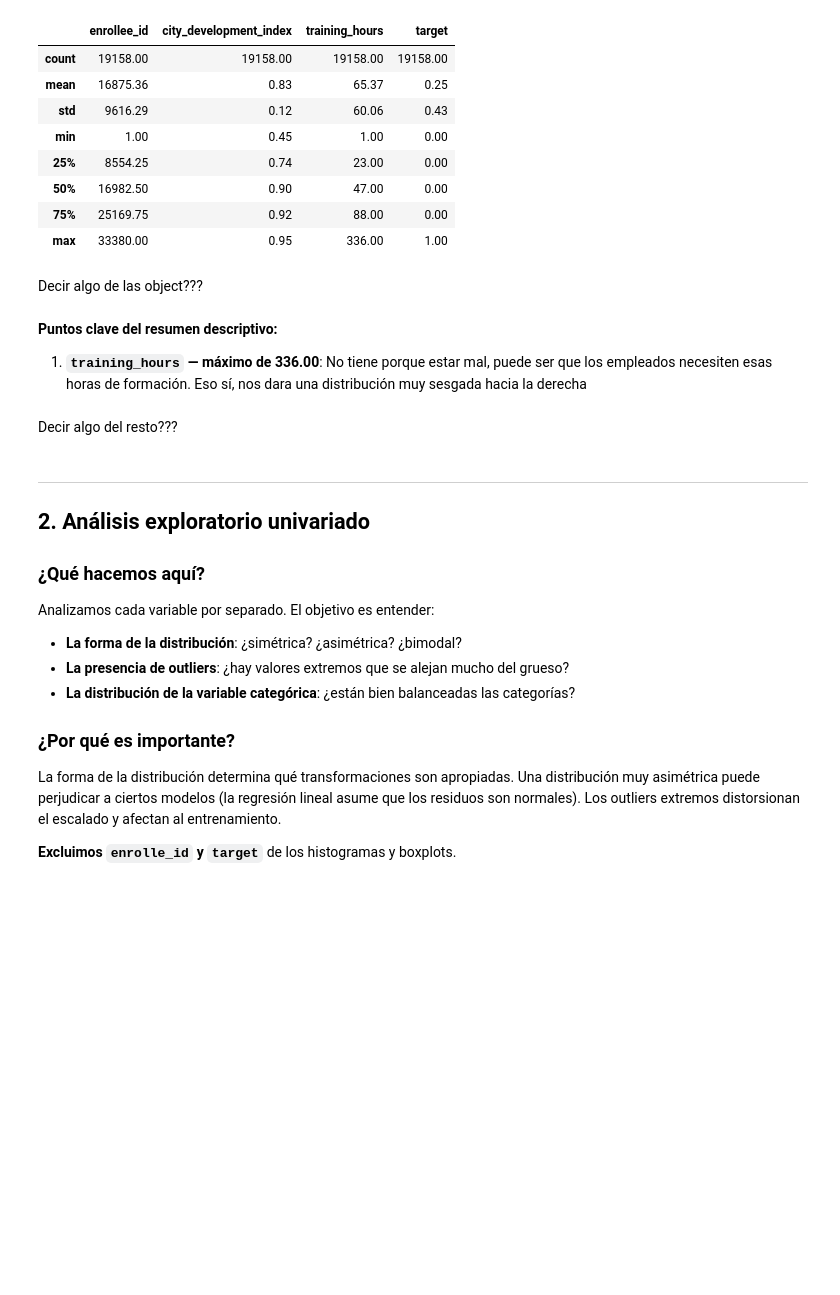
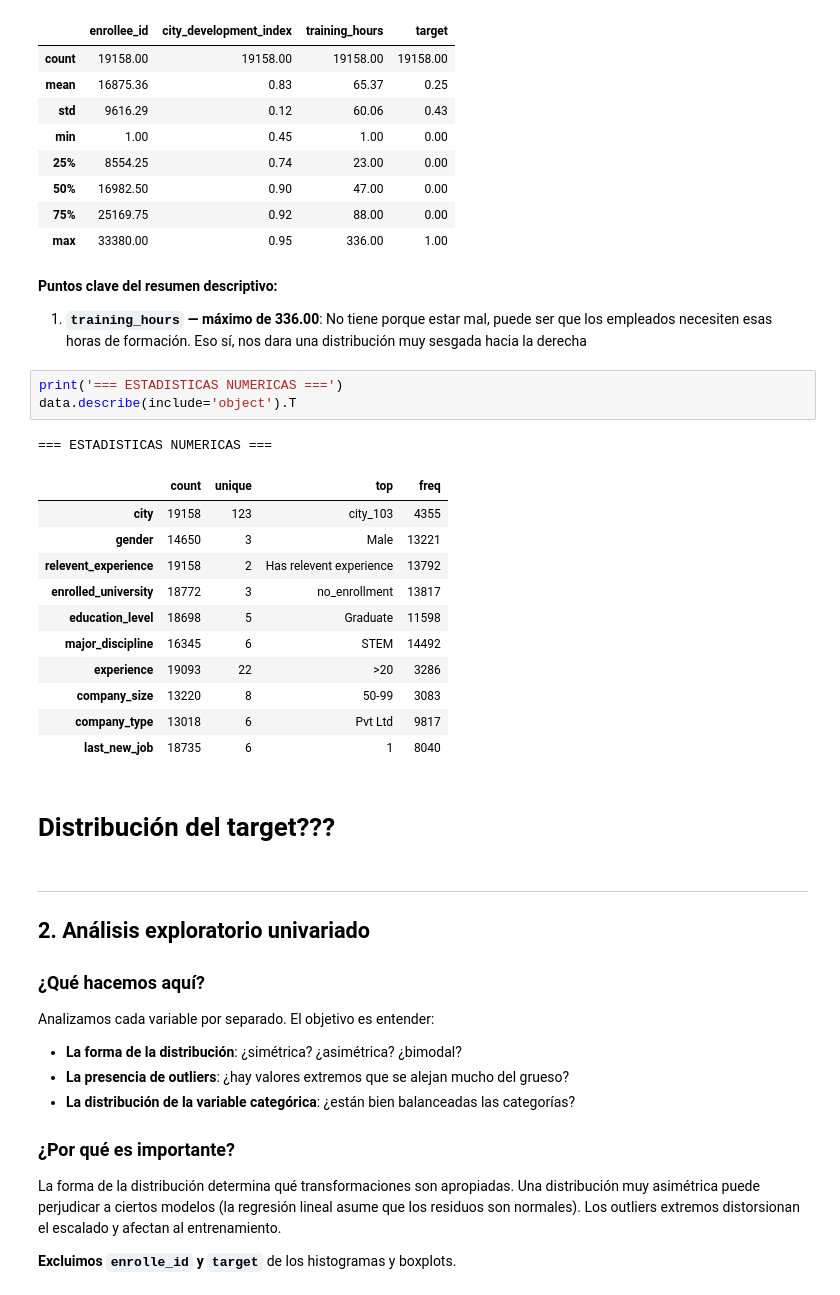
Before and after one commit to alejobgr99/lab-data-science-uniovi, a Jupyter notebook: actividad_final_micro.ipynb, the cells around one changed output. Cells and saved outputs as stored; diff of their text form; blank space fills up the shorter version.

```diff
--- a/actividad_final_micro.ipynb
+++ b/actividad_final_micro.ipynb
@@ -140,14 +144,28 @@ data.describe().round(2)
 | 50% | 16982.50 | 0.90 | 47.00 | 0.00 |
 | 75% | 25169.75 | 0.92 | 88.00 | 0.00 |
 | max | 33380.00 | 0.95 | 336.00 | 1.00 |
-# %% [markdown]
-Decir algo de las object???
 # %% [markdown]
 **Puntos clave del resumen descriptivo:**
 
 1. **`training_hours` — máximo de 336.00**: No tiene porque estar mal, puede ser que los empleados necesiten esas horas de formación. Eso sí, nos dara una distribución muy sesgada hacia la derecha
-# %% [markdown]
-Decir algo del resto???
+# %%
+print('=== ESTADISTICAS NUMERICAS ===')
+data.describe(include='object').T
+# %% [output]
+=== ESTADISTICAS NUMERICAS ===
+|  | count | unique | top | freq |
+| city | 19158 | 123 | city_103 | 4355 |
+| gender | 14650 | 3 | Male | 13221 |
+| relevent_experience | 19158 | 2 | Has relevent experience | 13792 |
+| enrolled_university | 18772 | 3 | no_enrollment | 13817 |
+| education_level | 18698 | 5 | Graduate | 11598 |
+| major_discipline | 16345 | 6 | STEM | 14492 |
+| experience | 19093 | 22 | >20 | 3286 |
+| company_size | 13220 | 8 | 50-99 | 3083 |
+| company_type | 13018 | 6 | Pvt Ltd | 9817 |
+| last_new_job | 18735 | 6 | 1 | 8040 |
+# %% [markdown]
+# Distribución del target???
 # %% [markdown]
 ---
 ## 2. Análisis exploratorio univariado
```
Also changed, not shown: parts of 38 cells of this notebook.
